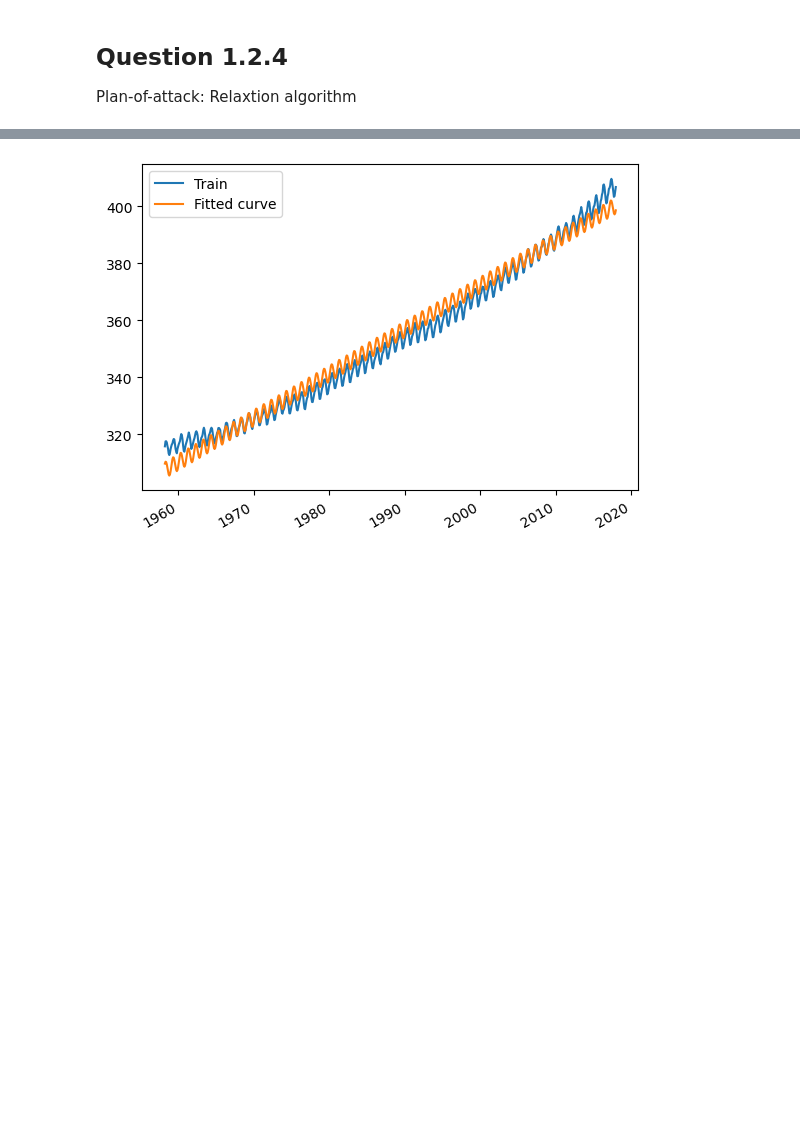
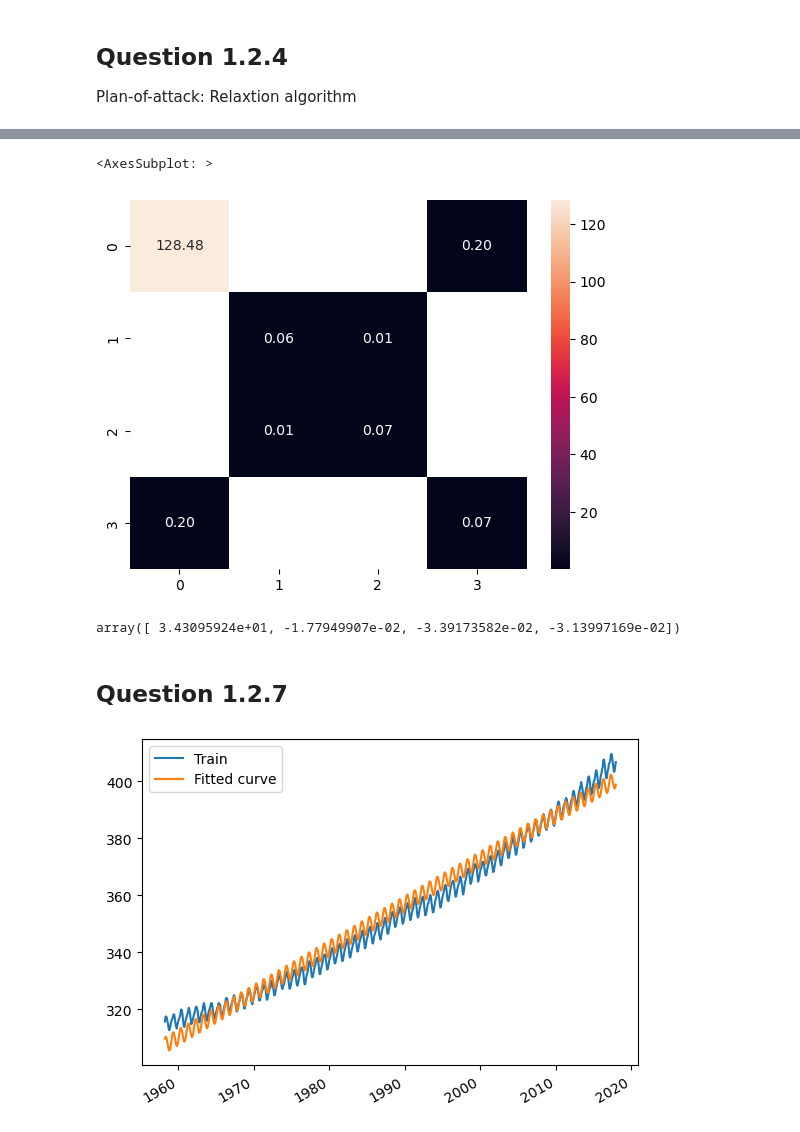
Before and after one commit to volesen/time-series-analysis, a Jupyter notebook: assignment1/assignment1.ipynb, the cells around one changed output, grey strips where cells are left out. Cells and saved outputs as stored; diff of their text form; code cells hidden in the pictures; blank space fills up the shorter version.

```diff
--- a/assignment1/assignment1.ipynb
+++ b/assignment1/assignment1.ipynb
@@ -116,32 +120,33 @@ def rho_matrix(rho: float, n: int):
 N, p = X.shape
 
 # Initial guess of correlation structure
-Sigma = np.eye(N) * sigma_hat2
+Sigma = np.eye(N)
 
 # Initial guess of coefficients
 beta = beta_hat
 
 betas = []
 
-while True:
-
+for _ in range(6):
     # E-step
     Sigma_inv = np.linalg.inv(Sigma)
 
-    P = np.linalg.inv(X.T @ Sigma_inv @ X)  # Precision matrix
+    H = np.linalg.inv(X.T @ Sigma_inv @ X) @ X.T @ Sigma_inv
 
-    H = P @ X.T @ Sigma_inv
     beta_new = H @ y
 
     # M-step
     residuals = y - X @ beta_new
 
-    # Calculate 1-lagged autocorrelation
-    rho = np.sum(residuals[1:] * residuals[:-1]) / np.sum(residuals**2)
+    rho = np.corrcoef(residuals[:-1], residuals[1:])[0, 1]
+
     Sigma_new = rho_matrix(rho, N)
 
-    if np.allclose(beta, beta_new, atol=1e-6):
-        break
+    # Print the difference between the old and new estimates
+    #print(np.linalg.norm(beta - beta_new), np.linalg.norm(Sigma - Sigma_new))
+
+    #if np.allclose(beta, beta_new, atol=1e-6) and np.allclose(Sigma, Sigma_new, atol=1e-6):
+    #   break
 
     beta = beta_new
     Sigma = Sigma_new
@@ -153,0 +165,7 @@ array([-2.70966921e+03,  1.54048858e+00,  2.79666606e+00, -3.37828870e-01])
+# %%
+# Calculate the variance of the coefficients
+print(sigma_hat2) # 9.869839697476767
+sigma_hat2 = (residuals.T @ np.linalg.inv(Sigma) @ residuals ) / (N - p - 1)
+print(sigma_hat2)
+beta_var = np.linalg.inv(X.T @ np.linalg.inv(Sigma) @ X) * sigma_hat2
+beta_var
@@ -154,3 +183,14 @@ array([-2.70966921e+03,  1.54048858e+00,  2.79666606e+00, -3.37828870e-01])
+# %%
+sns.heatmap(np.sqrt(beta_var), annot=True, fmt=".2f")
+# %% [output]
+<AxesSubplot: >
+[figure, added]
+# %%
+beta_hat - beta
+# %% [output]
+array([ 3.43095924e+01, -1.77949907e-02, -3.39173582e-02, -3.13997169e-02])
+# %% [markdown]
+## Question 1.2.7
 # %%
 y_hat = X @ beta
 
```
Also changed, not shown: parts of 11 cells of this notebook.
